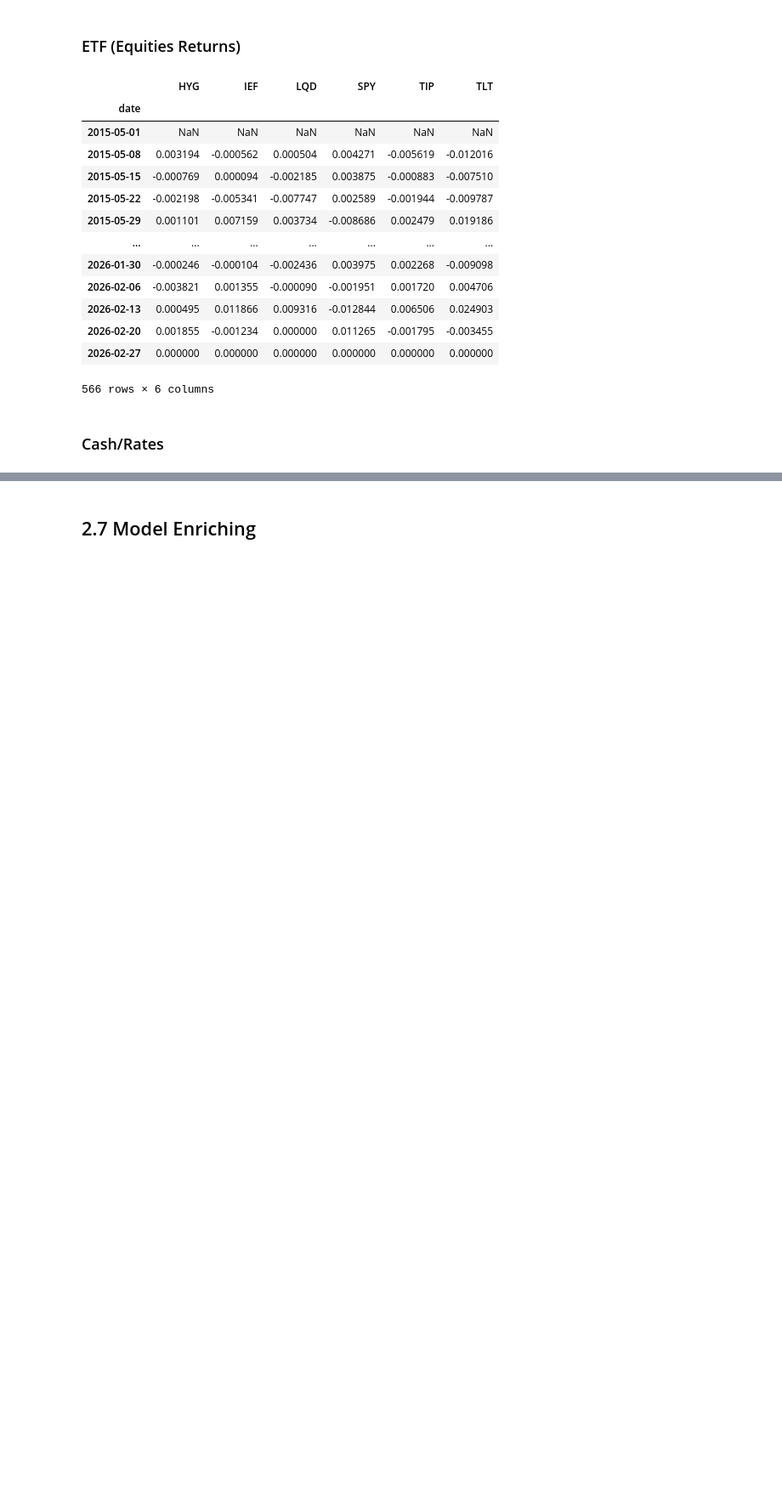
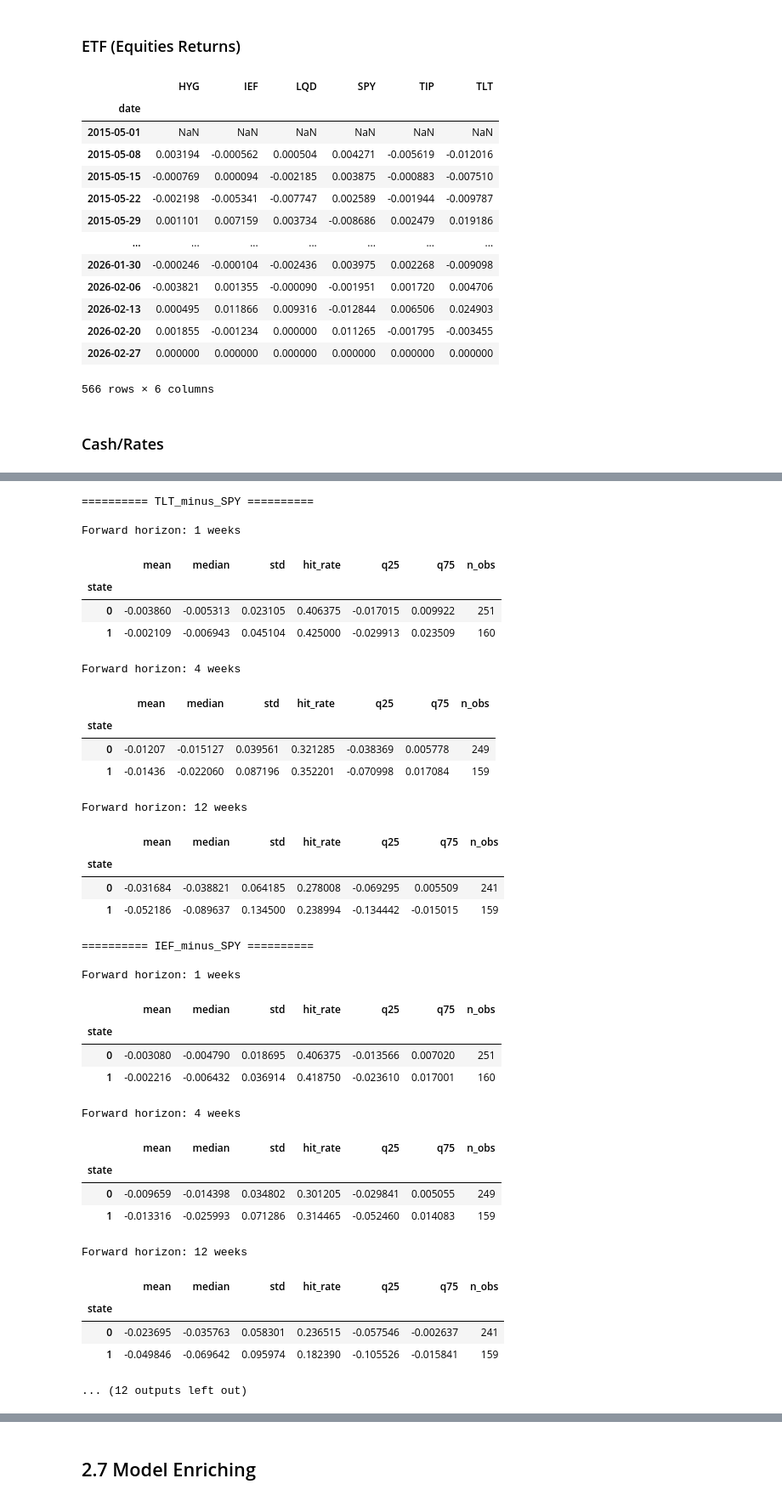
Before and after one commit to Yzc20060417/Systematic-Equities, a Jupyter notebook: Model.ipynb, the cells around one changed output, grey strips where cells are left out. Shown at 85% size. Cells and saved outputs as stored; diff of their text form; code cells hidden in the pictures; blank space fills up the shorter version.

```diff
--- a/Model.ipynb
+++ b/Model.ipynb
@@ -725,0 +807,60 @@ def fetch_fred_weekly(api_key, series_map, research_index=None, freq="W-FRI"):
+# %%
+asset_returns_2s["TLT_minus_SPY"] = asset_returns_2s["TLT"] - asset_returns_2s["SPY"]
+asset_returns_2s["IEF_minus_SPY"] = asset_returns_2s["IEF"] - asset_returns_2s["SPY"]
+asset_returns_2s["LQD_minus_IEF"] = asset_returns_2s["LQD"] - asset_returns_2s["IEF"]
+asset_returns_2s["HYG_minus_LQD"] = asset_returns_2s["HYG"] - asset_returns_2s["LQD"]
+# %%
+def display_regime_stats(results, asset_list=None):
+    """
+    Pretty display helper.
+    """
+    assets = list(results.keys()) if asset_list is None else asset_list
+
+    for asset in assets:
+        print(f"\n========== {asset} ==========")
+        for h, df in results[asset].items():
+            print(f"\nForward horizon: {h} weeks")
+            display(df)
+# %%
+spread_results_2s = data_helpers.regime_forward_return_stats(
+    state_series=probs_oos_2["state"],
+    asset_returns=asset_returns_2s[["TLT_minus_SPY", "IEF_minus_SPY", "LQD_minus_IEF", "HYG_minus_LQD"]],
+    horizons=(1, 4, 12),
+)
+display_regime_stats(spread_results_2s)
+# %% [output]
+========== TLT_minus_SPY ==========
+
+Forward horizon: 1 weeks
+|  | mean | median | std | hit_rate | q25 | q75 | n_obs |
+| state |  |  |  |  |  |  |  |
+| 0 | -0.003860 | -0.005313 | 0.023105 | 0.406375 | -0.017015 | 0.009922 | 251 |
+| 1 | -0.002109 | -0.006943 | 0.045104 | 0.425000 | -0.029913 | 0.023509 | 160 |
+Forward horizon: 4 weeks
+|  | mean | median | std | hit_rate | q25 | q75 | n_obs |
+| state |  |  |  |  |  |  |  |
+| 0 | -0.01207 | -0.015127 | 0.039561 | 0.321285 | -0.038369 | 0.005778 | 249 |
+| 1 | -0.01436 | -0.022060 | 0.087196 | 0.352201 | -0.070998 | 0.017084 | 159 |
+Forward horizon: 12 weeks
+|  | mean | median | std | hit_rate | q25 | q75 | n_obs |
+| state |  |  |  |  |  |  |  |
+| 0 | -0.031684 | -0.038821 | 0.064185 | 0.278008 | -0.069295 | 0.005509 | 241 |
+| 1 | -0.052186 | -0.089637 | 0.134500 | 0.238994 | -0.134442 | -0.015015 | 159 |
+========== IEF_minus_SPY ==========
+
+Forward horizon: 1 weeks
+|  | mean | median | std | hit_rate | q25 | q75 | n_obs |
+| state |  |  |  |  |  |  |  |
+| 0 | -0.003080 | -0.004790 | 0.018695 | 0.406375 | -0.013566 | 0.007020 | 251 |
+| 1 | -0.002216 | -0.006432 | 0.036914 | 0.418750 | -0.023610 | 0.017001 | 160 |
+Forward horizon: 4 weeks
+|  | mean | median | std | hit_rate | q25 | q75 | n_obs |
+| state |  |  |  |  |  |  |  |
+| 0 | -0.009659 | -0.014398 | 0.034802 | 0.301205 | -0.029841 | 0.005055 | 249 |
+| 1 | -0.013316 | -0.025993 | 0.071286 | 0.314465 | -0.052460 | 0.014083 | 159 |
+Forward horizon: 12 weeks
+|  | mean | median | std | hit_rate | q25 | q75 | n_obs |
+| state |  |  |  |  |  |  |  |
+| 0 | -0.023695 | -0.035763 | 0.058301 | 0.236515 | -0.057546 | -0.002637 | 241 |
+| 1 | -0.049846 | -0.069642 | 0.095974 | 0.182390 | -0.105526 | -0.015841 | 159 |
+... (12 outputs left out)
```
Also changed, not shown: parts of 17 cells of this notebook, 1 other file.
